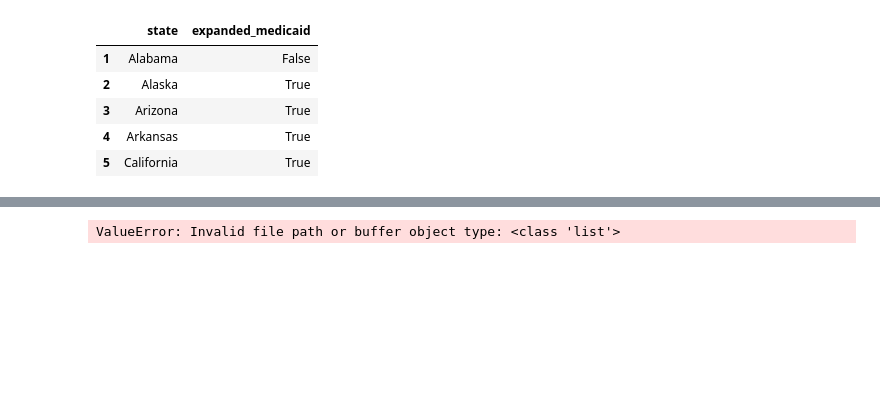
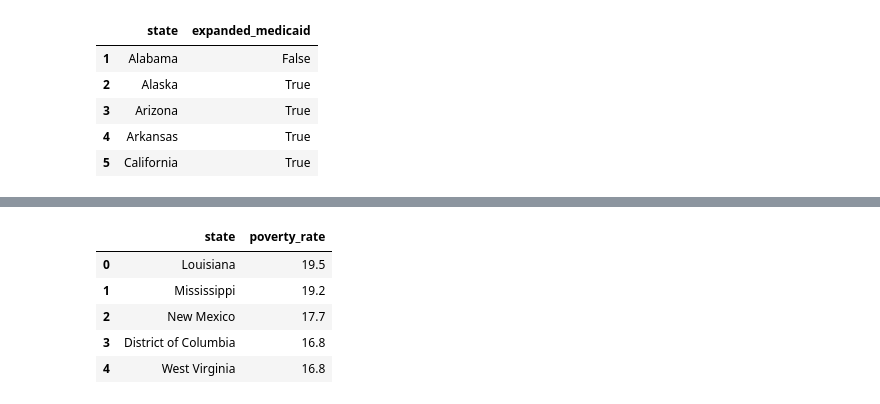
Before and after one commit to bdiamond2/medicaid-expansion-analysis, a Jupyter notebook: medicaid_expansion.ipynb, the cells around one changed output, grey strips where cells are left out. Saved outputs shown, nothing was run; the diff lists cells and outputs as text; code cells hidden in the pictures; blank space fills up the shorter version.

Commit message:
Poverty rate, refactor

```diff
--- a/medicaid_expansion.ipynb
+++ b/medicaid_expansion.ipynb
@@ -71,19 +73,23 @@ df_life_exp.head(5)
 # %%
 # API endpoint URL for poverty rate data by state
 url = 'https://api.census.gov/data/timeseries/poverty/saipe?get=NAME,SAEPOVRTALL_PT&for=state:*&time=2021'
 
-# Send GET request to the API endpoint
 response = rq.get(url)
+data = response.json()
+cols = data[0]
 
-# Check if the request was successful (status code 200)
-if response.status_code == 200:
-    # Parse the response JSON
-    data = response.json()
-    columns = data[0]
-    df_poverty = pd.read_json(response.json())
-else:
-    print('Error:', response.status_code)
+df_poverty = pd.DataFrame(data[1:], columns=cols)
+df_poverty = df_poverty.rename(columns={'NAME':'state',
+                                        'SAEPOVRTALL_PT':'poverty_rate',
+                                        'state':'state_num'})
+df_poverty['poverty_rate'] = df_poverty['poverty_rate'].astype(float)
+df_poverty = df_poverty.sort_values('poverty_rate', ascending=False).reset_index()[['state','poverty_rate']]
 
-df_poverty
+df_poverty.head()
 # %% [output]
-ValueError: Invalid file path or buffer object type: <class 'list'>
+|  | state | poverty_rate |
+| 0 | Louisiana | 19.5 |
+| 1 | Mississippi | 19.2 |
+| 2 | New Mexico | 17.7 |
+| 3 | District of Columbia | 16.8 |
+| 4 | West Virginia | 16.8 |
```
Also changed, not shown: parts of 6 cells of this notebook.
